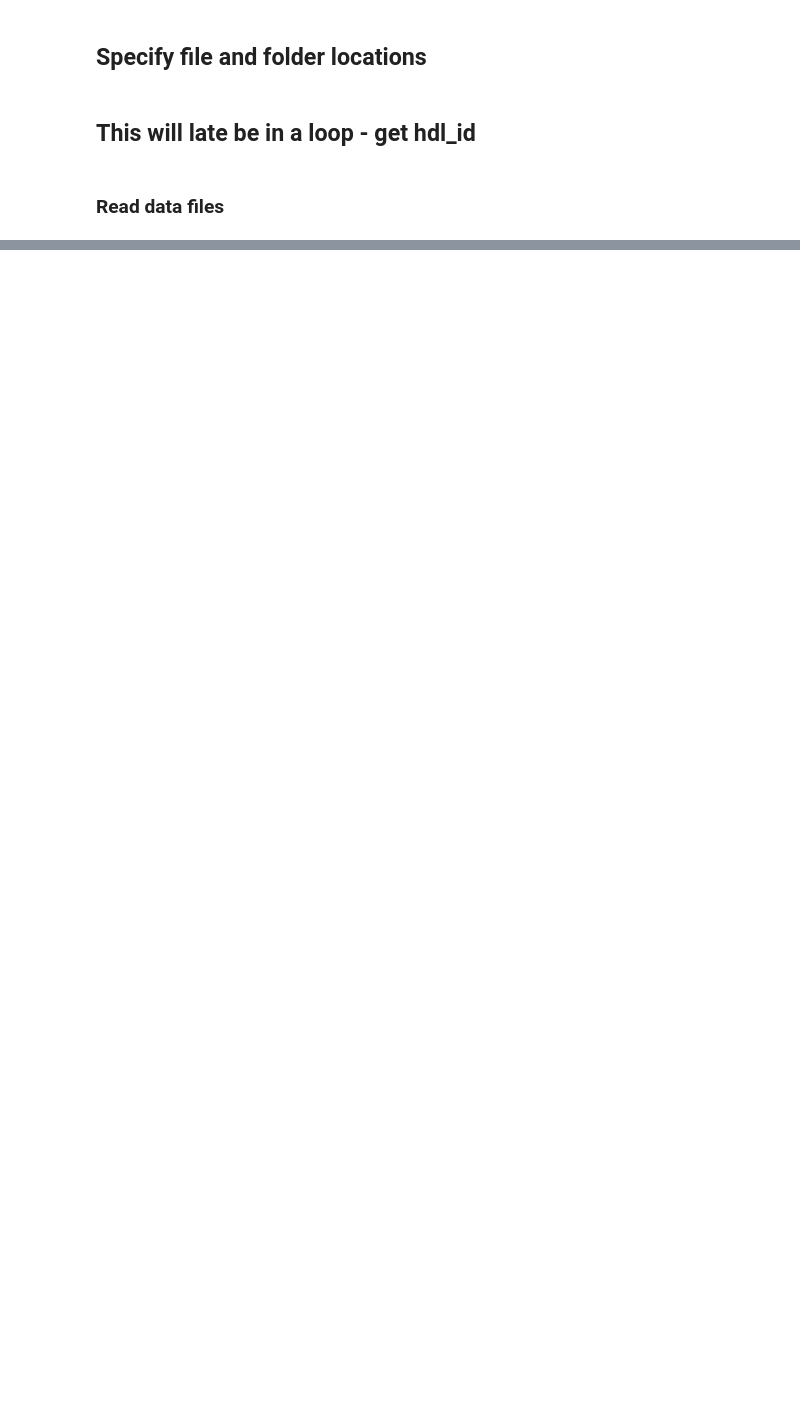
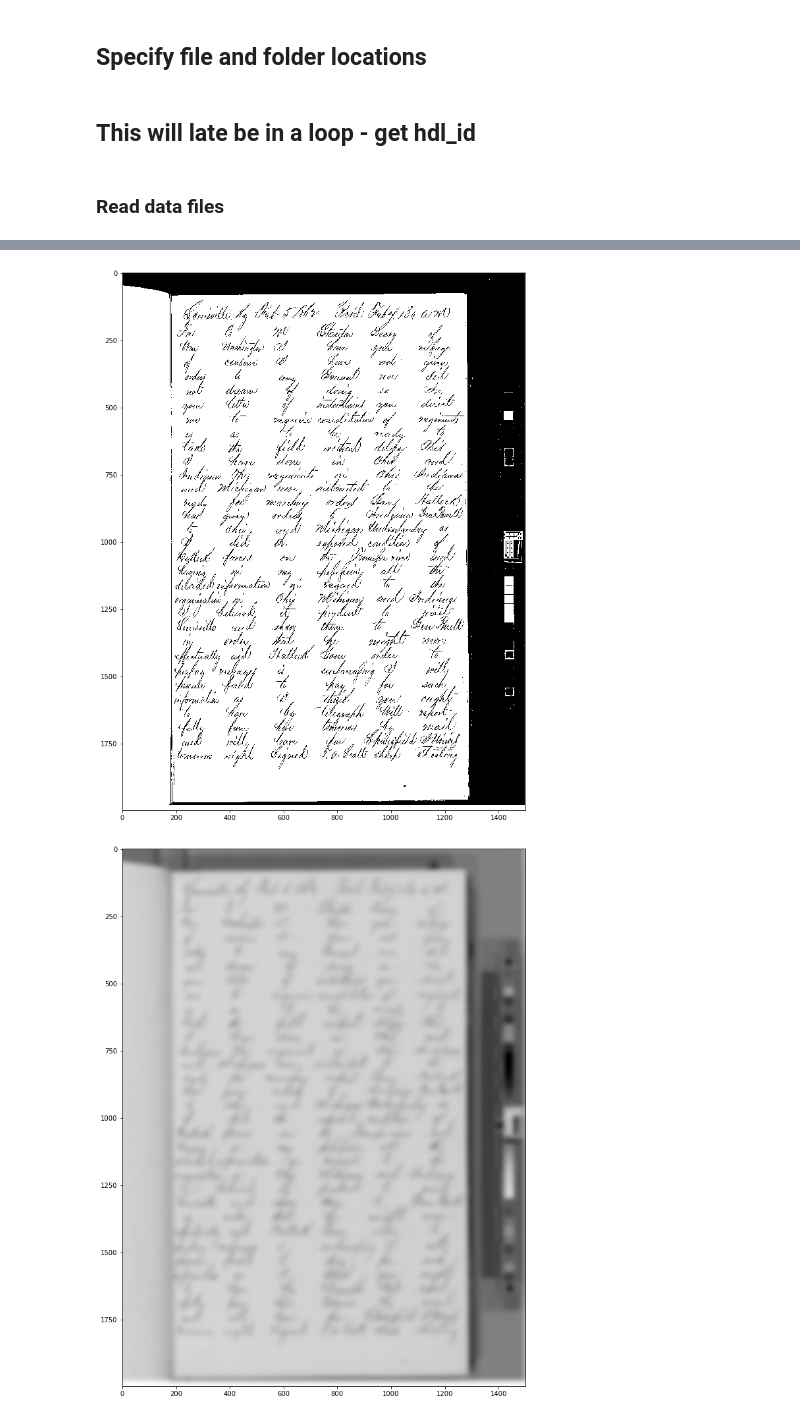
Before and after one commit to danhan52/text_segmentation, a Jupyter notebook: DCW_segmentation_experiment.ipynb, the cells around one changed output, grey strips where cells are left out. Drawn from its saved outputs; the diff is of its cells as text; code cells hidden in the pictures; blank space fills up the shorter version.

```diff
--- a/DCW_segmentation_experiment.ipynb
+++ b/DCW_segmentation_experiment.ipynb
@@ -80,0 +97,15 @@ tele = pd.merge(cons, subj, on="hdl_id", suffixes=["_cons", "_subj"])
+# %%
+# read in and do all pre-processing #################################
+let, grey = removeEdges(let, grey, rmThresh=0)
+grey = whitenEdgesProject(grey)
+greyBi = binarizeImg(grey, biThresh="otsu", plotIt=True)
+greySm = smoothImg(grey, smoothSigma=10.0, plotIt=True)
+greyBiSm = smoothImg(greyBi, smoothSigma=5.0, plotIt=True)
+
+
+# get linebreaks ####################################################
+lb = projBreaks(greySm, "y")
+plotBoxes(let, lb)
+# %% [output]
+[figure, added]
+[figure, added]
```
Also changed, not shown: parts of 7 cells of this notebook, 3 other files.
